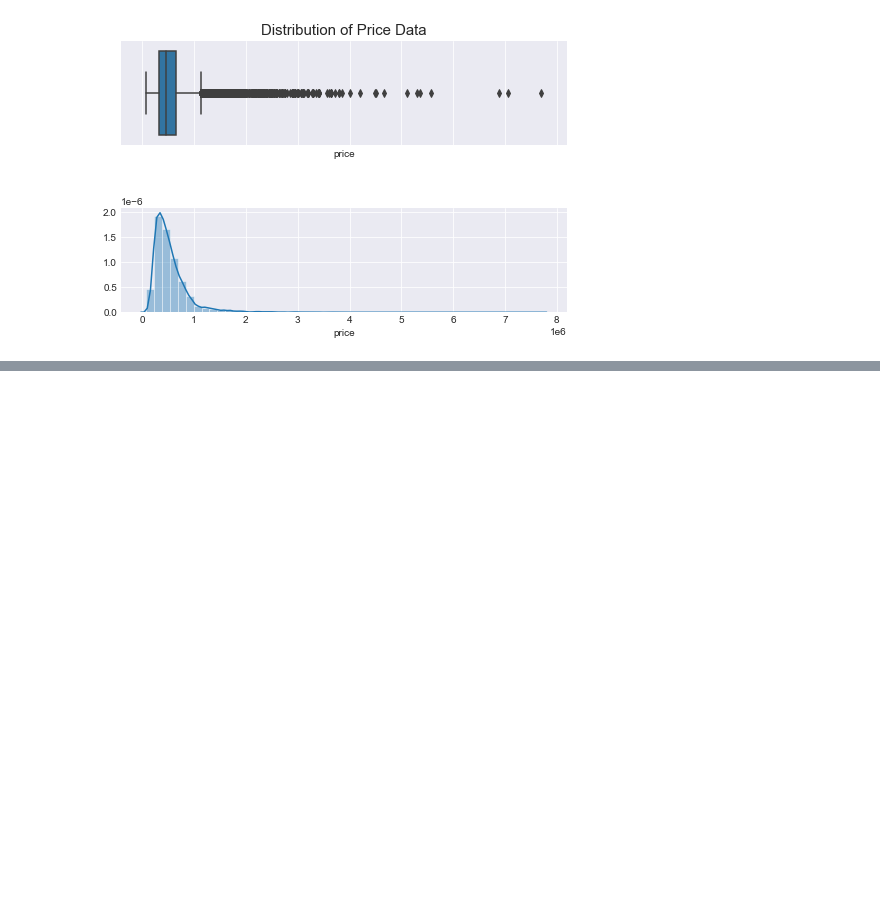
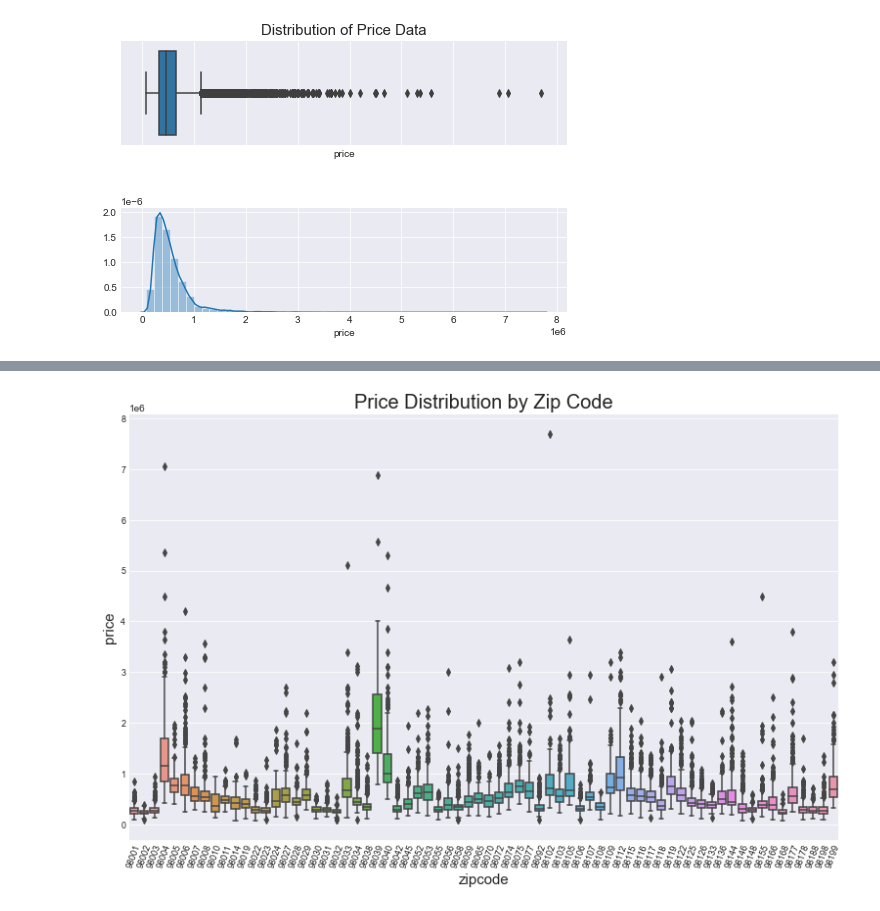
Before and after one commit to fecezar/Module-2-regression-project, a Jupyter notebook: Untitled.ipynb, the cells around one changed output, grey strips where cells are left out. Cells and saved outputs as stored; diff of their text form; code cells hidden in the pictures; blank space fills up the shorter version.

```diff
--- a/Untitled.ipynb
+++ b/Untitled.ipynb
@@ -75,0 +92,14 @@ plt.show()
+# %%
+plt.figure(figsize=(13,8))
+
+b = sns.boxplot(x="zipcode", y=('price'), data=df)
+plt.title("Price Distribution by Zip Code",fontsize=20)
+b.set_xlabel("zipcode",fontsize=15)
+b.set_ylabel("price",fontsize=15)
+b.tick_params(labelsize=9)
+
+plt.xticks(rotation=70)
+
+plt.show()
+# %% [output]
+[figure, added]
```
Also changed, not shown: parts of 8 cells of this notebook.
